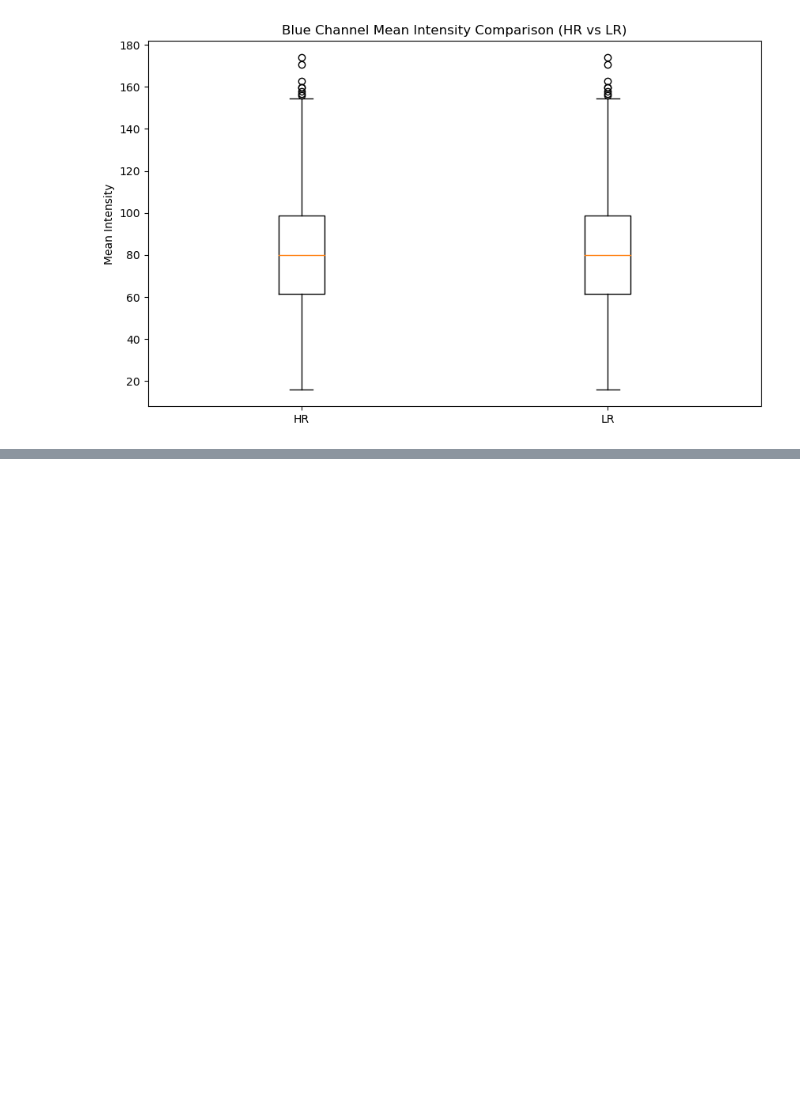
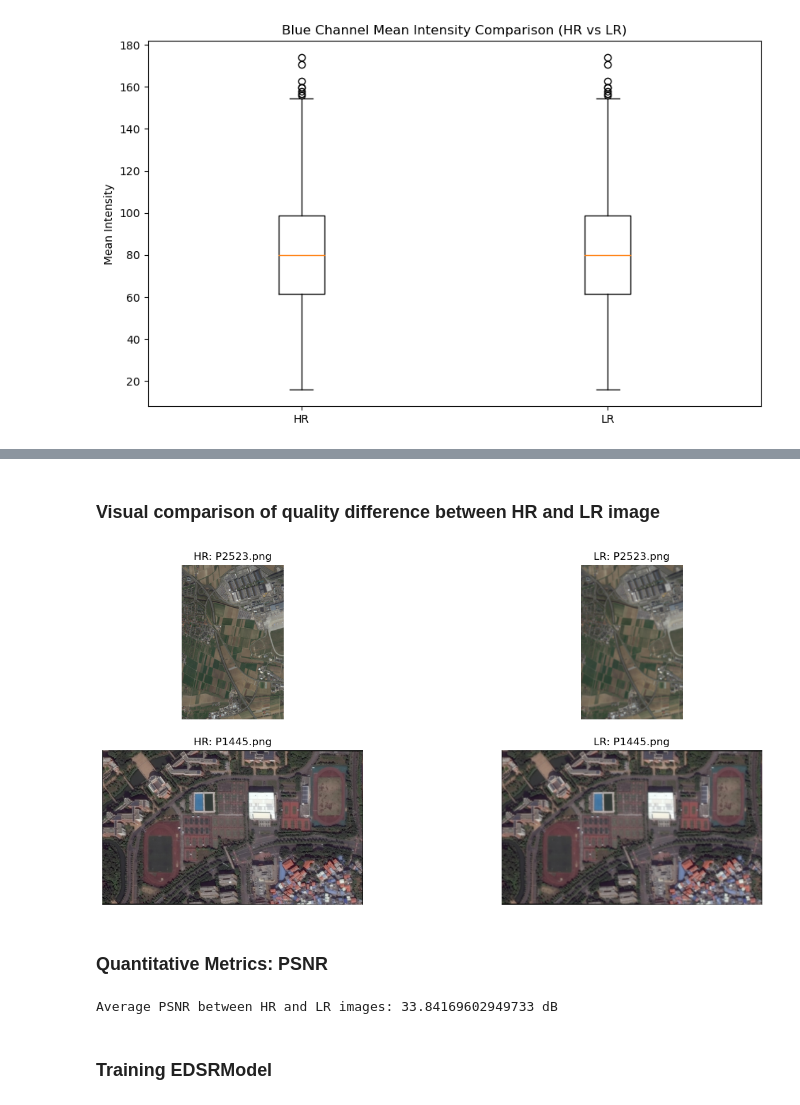
Before and after one commit to lakhankrishna/masterproject, a Jupyter notebook: Codefinal.ipynb, the cells around one changed output, grey strips where cells are left out. Cells and saved outputs as stored; diff of their text form; code cells hidden in the pictures; blank space fills up the shorter version.

```diff
--- a/Codefinal.ipynb
+++ b/Codefinal.ipynb
@@ -168,0 +220,56 @@ plot_color_channel_statistics(train_hr_blue_means, train_lr_blue_means, 'Blue')
+# %% [markdown]
+### Visual comparison of quality difference between HR and LR image
+# %%
+
+# Function to display HR and LR images side by side
+def display_hr_lr_comparison(hr_directory, lr_directory, n=2):
+    hr_files = random.sample([file for file in os.listdir(hr_directory) if os.path.isfile(os.path.join(hr_directory, file))], n)
+    plt.figure(figsize=(15, 7))
+    for i, file in enumerate(hr_filesdddd):
+        with Image.open(os.path.join(hr_directory, file)) as hr_img, Image.open(os.path.join(lr_directory, file)) as lr_img:
+            plt.subplot(n, 2, 2*i + 1)
+            plt.imshow(hr_img)
+            plt.axis('off')
+            plt.title(f'HR: {file}')
+
+            plt.subplot(n, 2, 2*i + 2)
+            plt.imshow(lr_img)
+            plt.axis('off')
+            plt.title(f'LR: {file}')
+    plt.show()
+
+display_hr_lr_comparison(train_hr_path, train_lr_path, n=2)
+# %% [output]
+[figure, added]
+# %% [markdown]
+### Quantitative Metrics: PSNR
+# %%
+# Function to calculate PSNR
+def calculate_psnr(hr_image, lr_image):
+    mse = np.mean((hr_image - lr_image) ** 2)
+    if mse == 0:  # MSE is zero means no noise is present in the signal.
+                 # Therefore PSNR have no importance.
+        return 100
+    max_pixel = 255.0
+    psnr = 20 * log10(max_pixel / sqrt(mse))
+    return psnr
+
+# Function to get average PSNR for a set of images
+def get_average_psnr(hr_directory, lr_directory, n=10):
+    psnrs = []
+    hr_files = random.sample([file for file in os.listdir(hr_directory) if os.path.isfile(os.path.join(hr_directory, file))], n)
+    for file in hr_files:
+        with Image.open(os.path.join(hr_directory, file)) as hr_img, Image.open(os.path.join(lr_directory, file)) as lr_img:
+            hr_img_array = np.array(hr_img)
+            lr_img_resized = lr_img.resize(hr_img.size, Image.BICUBIC)
+            lr_img_array = np.array(lr_img_resized)
+            psnr = calculate_psnr(hr_img_array, lr_img_array)
+            psnrs.append(psnr)
+    return np.mean(psnrs)
+
+average_psnr = get_average_psnr(train_hr_path, train_lr_path)
+print(f'Average PSNR between HR and LR images: {average_psnr} dB')
+# %% [output]
+Average PSNR between HR and LR images: 33.84169602949733 dB
+# %% [markdown]
+### Training EDSRModel
```
Also changed, not shown: parts of 3 cells of this notebook.
